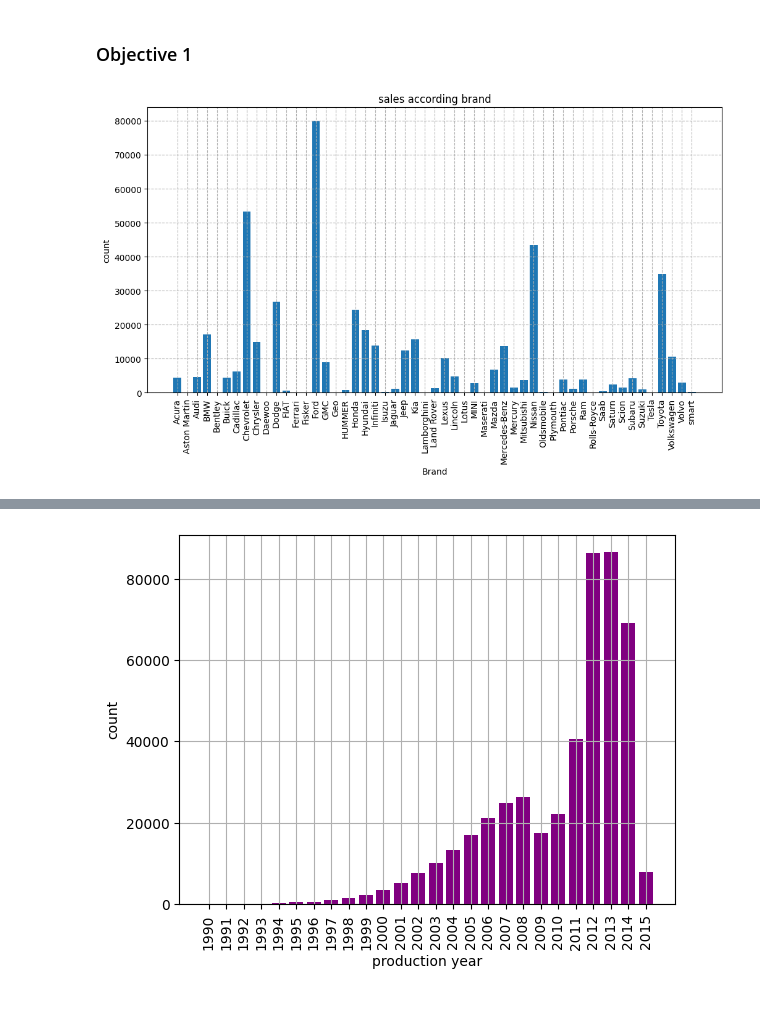
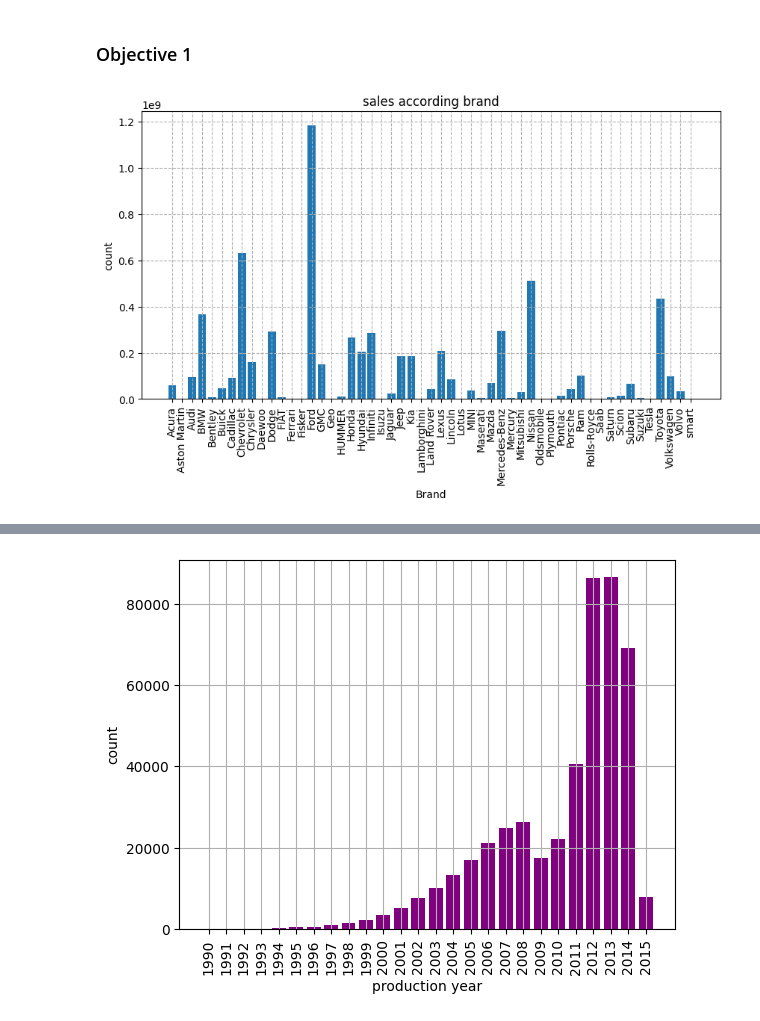
Before and after one commit to R3Z4P4HL3V1/UsedCarAnalysis, a Jupyter notebook: index.ipynb, the cells around one changed output, grey strips where cells are left out. Saved outputs shown, nothing was run; the diff lists cells and outputs as text; code cells hidden in the pictures.

```diff
--- a/index.ipynb
+++ b/index.ipynb
@@ -230,17 +230,19 @@ Penghapusan Variavel Tidak Relevan
 # df = df.drop(columns='vin')
 # %% [markdown]
 <h3>Objective 1</h3>
+# %%
+df_obj_1 = df.copy()
 # %%
-# banyaknya pembelian mobil berdasarkan brand
-bar_obj_11 = df.groupby('make')['vin'].count().reset_index()
+# total penjualan mobil berdasarkan brand
+bar_obj_11 = df_obj_1.groupby('make')['sellingprice'].sum().reset_index()
 
-plt.figure(figsize=(12,6))
-plt.bar(bar_obj_11['make'],bar_obj_11['vin'])
+plt.figure(figsize=(10,5))
+plt.bar(bar_obj_11['make'],bar_obj_11['sellingprice'])
 plt.xlabel("Brand")
 plt.xticks(rotation=90)
 plt.ylabel("count")
 plt.grid(linestyle='--')
 plt.title("sales according brand")
 plt.show()
 # %% [output]
-[figure, old version]
+[figure, new version]
```
Also changed, not shown: parts of 7 cells of this notebook.
